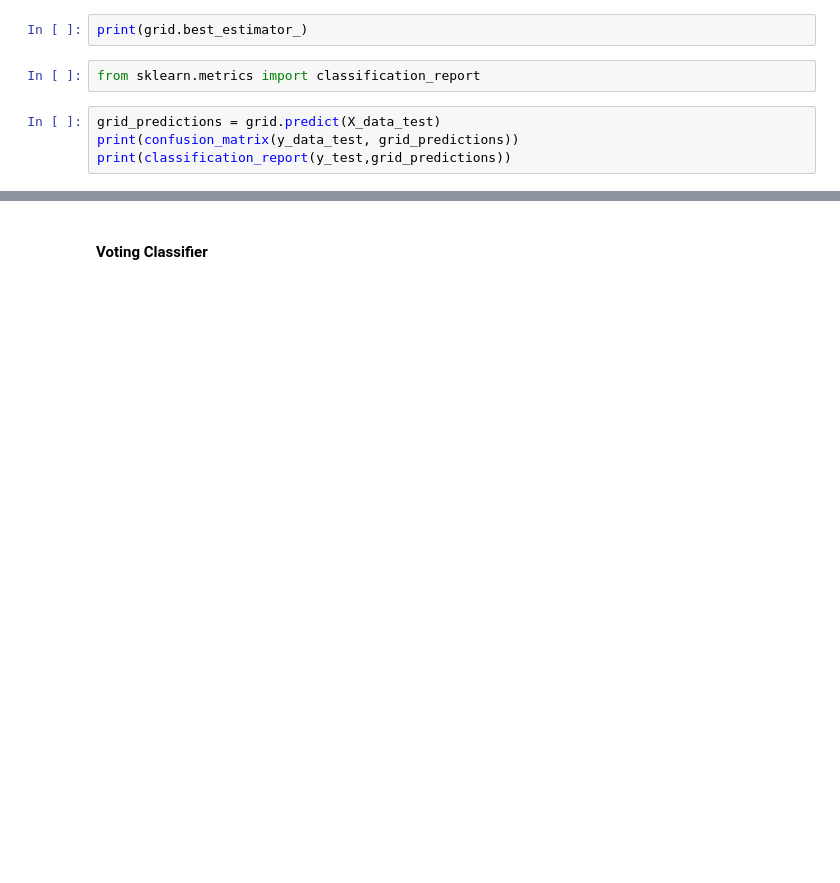
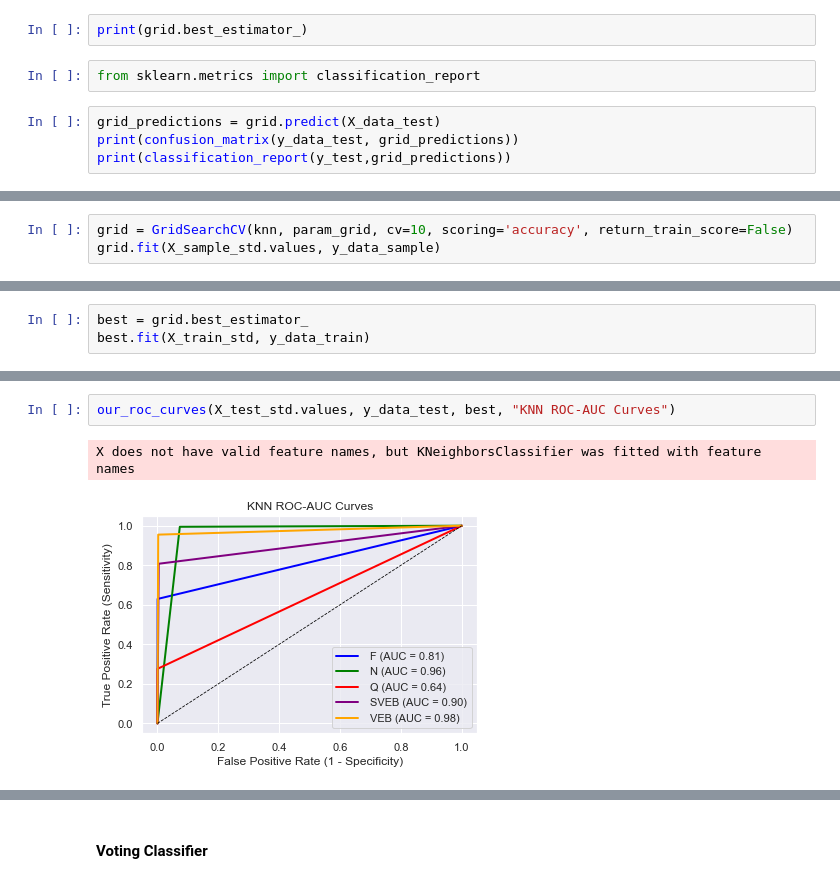
Before and after one commit to a-smaruj/ML_Project_Arrhythmia_Classification, a Jupyter notebook: main.ipynb, the cells around one changed output, grey strips where cells are left out. Cells and saved outputs as stored; diff of their text form; blank space fills up the shorter version.

```diff
--- a/main.ipynb
+++ b/main.ipynb
@@ -935,0 +1009,3 @@ print(classification_report(y_test,grid_predictions))
+# %%
+grid = GridSearchCV(knn, param_grid, cv=10, scoring='accuracy', return_train_score=False)
+grid.fit(X_sample_std.values, y_data_sample)
@@ -935,0 +1022,3 @@ print(classification_report(y_test,grid_predictions))
+# %%
+best = grid.best_estimator_
+best.fit(X_train_std, y_data_train)
@@ -935,0 +1052,5 @@ print(classification_report(y_test,grid_predictions))
+# %%
+our_roc_curves(X_test_std.values, y_data_test, best, "KNN ROC-AUC Curves")
+# %% [output]
+X does not have valid feature names, but KNeighborsClassifier was fitted with feature names
+[figure, added]
```
Also changed, not shown: parts of 26 cells of this notebook.
